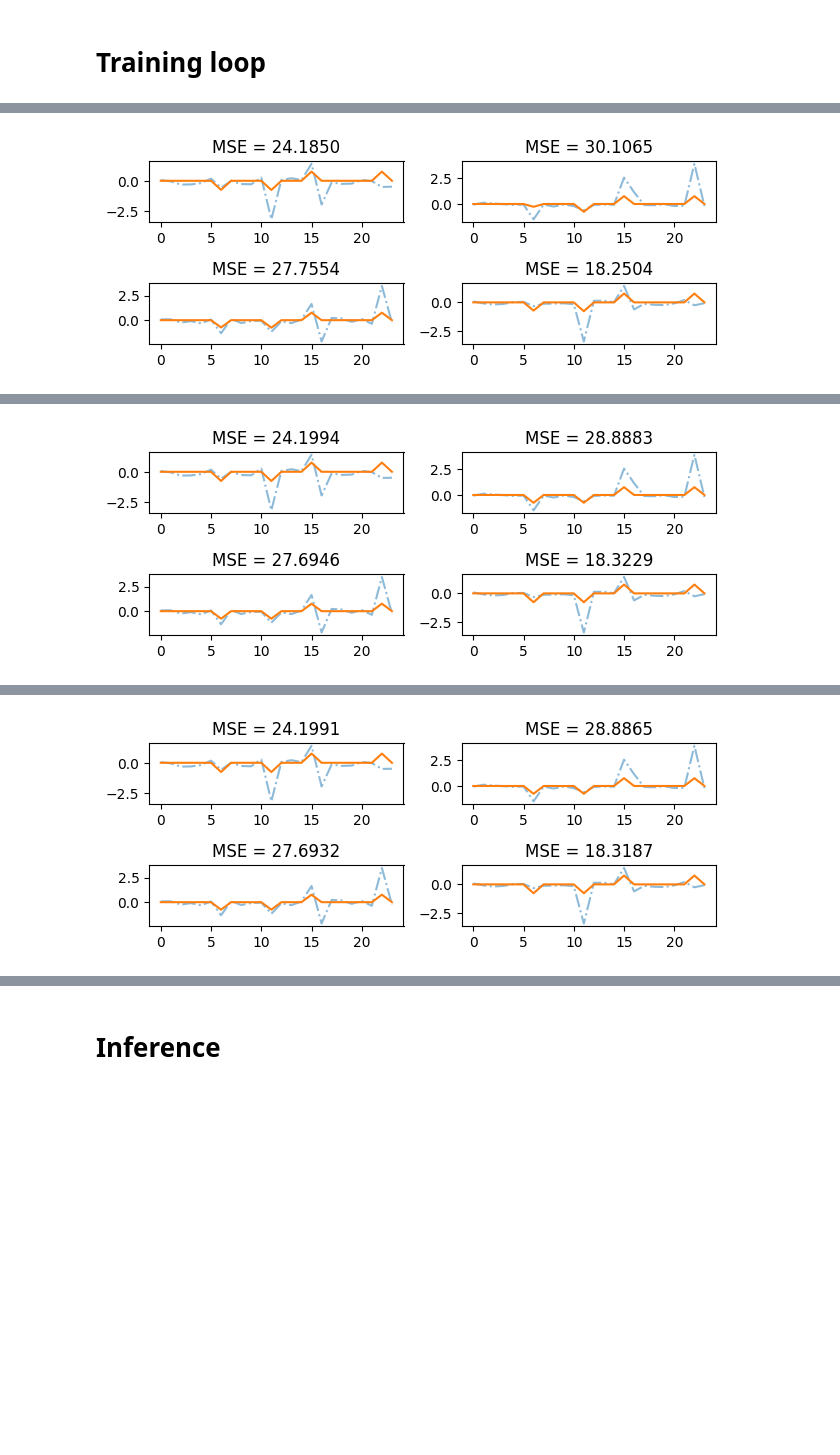
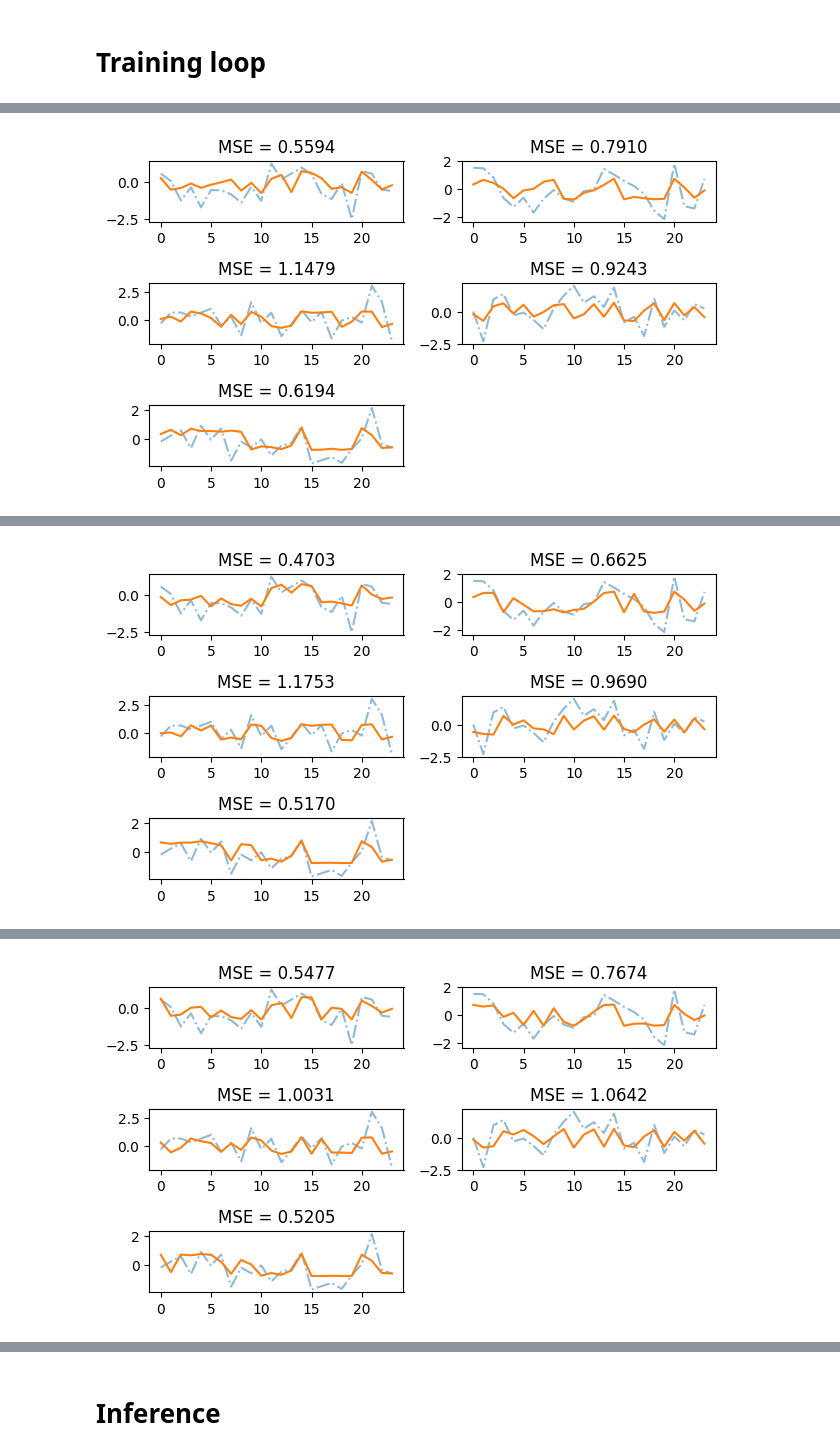
Before and after one commit to thatgeeman/ts_vae-lstm, a Jupyter notebook: nbs/02_lstm.ipynb, the cells around one changed output, grey strips where cells are left out. Drawn from its saved outputs; the diff is of its cells as text; code cells hidden in the pictures; blank space fills up the shorter version.

Commit message:
add lstm v1 for t+1 prediction

```diff
--- a/nbs/02_lstm.ipynb
+++ b/nbs/02_lstm.ipynb
@@ -217,9 +251,9 @@ Mean of training data to standardize the embeddings.
 # %%
 window_means = np.asarray(
-    [data_embeddings[i]["subset"].mean().item() for i in trn_data_idxs]
+    [data_embeddings[i]["subset"].mean().item() for i, j in trn_data_idxs]
 )
 window_stds = np.asarray(
-    [data_embeddings[i]["subset"].std().item() for i in trn_data_idxs]
+    [data_embeddings[i]["subset"].std().item() for i, j in trn_data_idxs]
 )
 emb_mean, emb_std = window_means.mean(), window_stds.mean()
 emb_mean, emb_std
@@ -385,10 +444,10 @@ torch.Size([8, 24, 1])
 # %%
-pred_ys = LSTMModel(
+lstm_model = LSTMModel(
     input_size=24,
     output_size=24,
     hidden_size=128,
-).to(
-    device
-)(xs)
+).to(device)
+pred_ys = lstm_model(xs.to(device))
+
 pred_ys.shape
 # %% [output]
@@ -486,0 +457,8 @@ a.shape, b.shape
+# %%
+@torch.no_grad()
+def embedding_metric(emb1, emb2):
+    # Jaccard Similarity or Sørensen–Dice coefficient ?
+    return {
+        "dist": torch.norm(emb1.cpu() - emb2.cpu(), p=2).item(),
+        "cos_sim": F.cosine_similarity(emb1.cpu(), emb2.cpu(), dim=0).mean().item(),
+    }
@@ -503,18 +476,17 @@ data[0]["subset"].shape, data_embeddings[0]["subset"].shape
 # %%
-batch_size = 4
+batch_size = 5
 num_epochs = 100
-learning_rate = 1e-2
+learning_rate = 3e-3
 latent_dim = 24
 hidden_size = 128
 # dropout_p = 0.2
 # num_layers = 2
 # scale = 1
-range_val = 5
-activation = partial(F.hardtanh, min_val=-range_val, max_val=range_val)
-criterion = (
-    error_weighted  # mean_squared_error  # MAELoss  # huber_loss  # mean_absolute_error
-)
-scorer = mean_absolute_error
+# range_val = 5
+# partial(F.hardtanh, min_val=-range_val, max_val=range_val)
+activation = F.leaky_relu
+criterion = F.mse_loss
+scorer = embedding_metric
 
 means, stds = emb_mean, emb_std
 
@@ -562,8 +534,6 @@ optimizer = torch.optim.Adam(
     model.parameters(),
     lr=learning_rate,
     weight_decay=1e-6,
-    # momentum=0.999,
-    # nesterov=True,
 )
 
 # Training loop
@@ -574,17 +544,20 @@ print_every = len(train_dataloader)
 scheduler = torch.optim.lr_scheduler.ReduceLROnPlateau(
     optimizer,
     factor=0.9,
-    patience=10,
+    patience=15,
     min_lr=1e-8,
     verbose=True,
 )
 
 
 # validation
+
+
 def validate_epoch(dls, criterion, scorer, show=False):
     model.eval()
     running_loss = 0.0
     running_score = 0.0
+    n_dls = 0  # due to droplast, make sure to divide by correct batch_size
     with torch.no_grad():
         for batch_idx, (xs, ys) in enumerate(dls):
             # move to device
@@ -596,10 +569,11 @@ def validate_epoch(dls, criterion, scorer, show=False):
 
             loss = criterion(pred_ys, ys)
             # calc score
-            score = scorer(pred_ys, ys)
+            score = scorer(pred_ys, ys)["cos_sim"]
 
             running_loss += loss.item()
-            running_score += score.item()
+            running_score += score
+            n_dls += 1
         if show:
             for idx in range(batch_size):
                 ax = plt.subplot(4, 2, idx + 1)
@@ -617,7 +591,7 @@ def validate_epoch(dls, criterion, scorer, show=False):
             plt.tight_layout()
             plt.show()
 
-    return running_loss / len(dls), running_score / len(dls)
+    return running_loss / n_dls, running_score / n_dls
 
 
 # Training loop
@@ -625,6 +599,7 @@ for epoch in range(num_epochs):
     model.train()
     running_loss = 0.0
     running_score = 0.0
+    n_dls = 0  # due to droplast, make sure to divide by correct batch_size
     for batch_idx, (xs, ys) in enumerate(train_dataloader):
         model.train()
         optimizer.zero_grad()
@@ -638,17 +613,18 @@ for epoch in range(num_epochs):
 
         loss = criterion(pred_ys, ys)
         # calc score
-        score = scorer(pred_ys, ys)
+        score = scorer(pred_ys, ys)["cos_sim"]
 
         loss.backward()
         optimizer.step()
 
         running_loss += loss.item()
-        running_score += score.item()
+        running_score += score
+        n_dls += 1
     # epoch ended
     if (batch_idx + 1) % print_every == 0:
         # calculate loss for valid_dataloader
-        n_dls = len(train_dataloader)
+        # n_dls = len(train_dataloader)
         val_loss, val_score = validate_epoch(
             valid_dataloader, criterion, scorer, show=(epoch + 1) % 20 == 0
         )
@@ -693 +668 @@ Epoch [19/100], Batch [22/22], Loss: [30.046, 28.166], Score: [10.524, 9.798]
-[figure, old version]
+[figure, new version]
@@ -711 +689 @@ Epoch [39/100], Batch [22/22], Loss: [29.777, 28.256], Score: [10.396, 9.882]
-[figure, old version]
+[figure, new version]
@@ -729 +710 @@ Epoch 00059: reducing learning rate of group 0 to 5.9049e-03.
-[figure, old version]
+[figure, new version]
```
Also changed, not shown: parts of 55 cells of this notebook, 10 other files.
